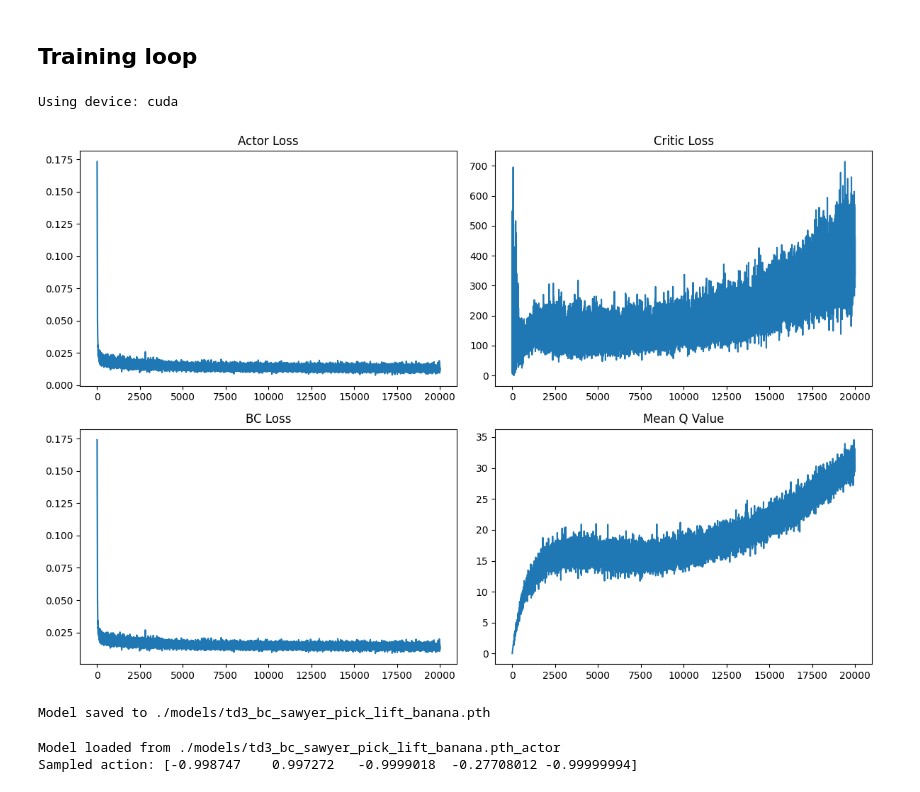
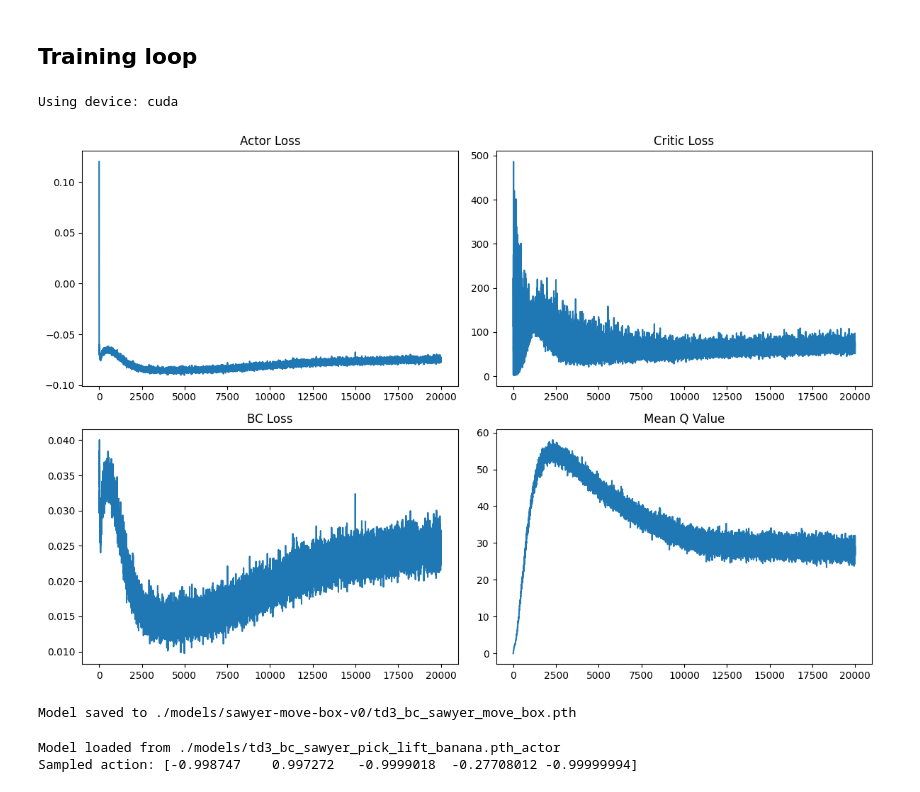
Before and after one commit to thanhkaist/TD3_BC_on_Sawyer, a Jupyter notebook: main_test.ipynb, the cells around one changed output. Cells and saved outputs as stored; diff of their text form; code cells hidden in the pictures.

Commit message:
update model for move_box

```diff
--- a/main_test.ipynb
+++ b/main_test.ipynb
@@ -382,8 +382,27 @@ import os
 import numpy as np
 
 # Convert to D4RL like dataset
-dataset_success_path = 'datasets/sawyer-pick-lift-banana-v0/successful_trajectories'
-dataset_suboptimal_path = 'datasets/sawyer-pick-lift-banana-v0/suboptimal_trajectories'
+
+SUPPORTED_TASKS = [
+    'sawyer-pick-lift-banana-v0',
+    'sawyer-move-box-v0',
+    'sawyer-open-drawer-v0'
+]
+
+TASK = 'sawyer-move-box-v0'
+
+
+if TASK == 'sawyer-pick-lift-banana-v0':
+    dataset_success_path = 'datasets/sawyer-pick-lift-banana-v0/successful_trajectories'
+    dataset_suboptimal_path = 'datasets/sawyer-pick-lift-banana-v0/suboptimal_trajectories'
+elif TASK == 'sawyer-move-box-v0':
+    dataset_success_path = 'datasets/sawyer-move-box-v0/successful_trajectories'
+    dataset_suboptimal_path = 'datasets/sawyer-move-box-v0/suboptimal_trajectories'
+elif TASK == 'sawyer-open-drawer-v0':
+    dataset_success_path = 'datasets/sawyer-open-drawer-v0/successful_trajectories'
+    dataset_suboptimal_path = 'datasets/sawyer-open-drawer-v0/suboptimal_trajectories'
+
+
 
 
 successful_trajectories = []
@@ -685,7 +700,12 @@ POLICY_NOISE=0.2
 NOISE_CLIP=0.5
 POLICY_FREQ=1
 
-ALPHA=0.001
+if TASK == 'sawyer-pick-lift-banana-v0':
+    ALPHA=0.01 # 0.001 for pick-lift-banana, 0.1 for move-box, 2.5 for open-drawer
+elif TASK == 'sawyer-move-box-v0':
+    ALPHA=0.1
+elif TASK == 'sawyer-open-drawer-v0':
+    ALPHA=2.5
 
 device = torch.device('cuda' if torch.cuda.is_available() else 'cpu')
 print(f"Using device: {device}")
@@ -718,40 +738,54 @@ policy = TD3_BC(**kwargs)
 actor_loss_history = []
 critic_loss_history = []
 bc_loss_history = []
 q_mean_history = []
 for i in tqdm(range(MAX_TIMESTEPS)):
 
     actor_loss, critic_loss, bc_loss, q_mean = policy.train(replay_buffer, BATCH_SIZE)
     actor_loss_history.append(actor_loss)
     critic_loss_history.append(critic_loss)
     bc_loss_history.append(bc_loss)
     q_mean_history.append(q_mean)
 
 # plot the loss curves
 plt.figure(figsize=(12, 8))
 plt.subplot(2, 2, 1)
 plt.plot(actor_loss_history)
 plt.title('Actor Loss')
 plt.subplot(2, 2, 2)
 plt.plot(critic_loss_history)
 plt.title('Critic Loss')
 plt.subplot(2, 2, 3)
 plt.plot(bc_loss_history)
 plt.title('BC Loss')
 plt.subplot(2, 2, 4)
 plt.plot(q_mean_history)
 plt.title('Mean Q Value')
 plt.tight_layout()
 plt.show()
 # %% [output]
 Using device: cuda
-[figure, old version]
+[figure, new version]
 # %%
-save_path = './models/td3_bc_sawyer_pick_lift_banana.pth'
+if TASK == 'sawyer-pick-lift-banana-v0':
+    save_path = './models/sawyer-pick-lift-banana-v0/td3_bc_sawyer_pick_lift_banana.pth'
+elif TASK == 'sawyer-move-box-v0':
+    save_path = './models/sawyer-move-box-v0/td3_bc_sawyer_move_box.pth'
+elif TASK == 'sawyer-open-drawer-v0':
+    save_path = './models/sawyer-open-drawer-v0/td3_bc_sawyer_open_drawer.pth'
+
+# make subdirectories  inside ./models if they don't exist
+if not os.path.exists('./models/sawyer-pick-lift-banana-v0'):
+    os.makedirs('./models/sawyer-pick-lift-banana-v0')
+if not os.path.exists('./models/sawyer-move-box-v0'):
+    os.makedirs('./models/sawyer-move-box-v0')
+if not os.path.exists('./models/sawyer-open-drawer-v0'):
+    os.makedirs('./models/sawyer-open-drawer-v0')
+
 policy.save(save_path)
 print(f'Model saved to {save_path}')
 # %% [output]
-Model saved to ./models/td3_bc_sawyer_pick_lift_banana.pth
+Model saved to ./models/sawyer-move-box-v0/td3_bc_sawyer_move_box.pth
 # %%
 # Load model in a standalone way
 
```
Also changed, not shown: parts of 5 cells of this notebook, 9 other files.
